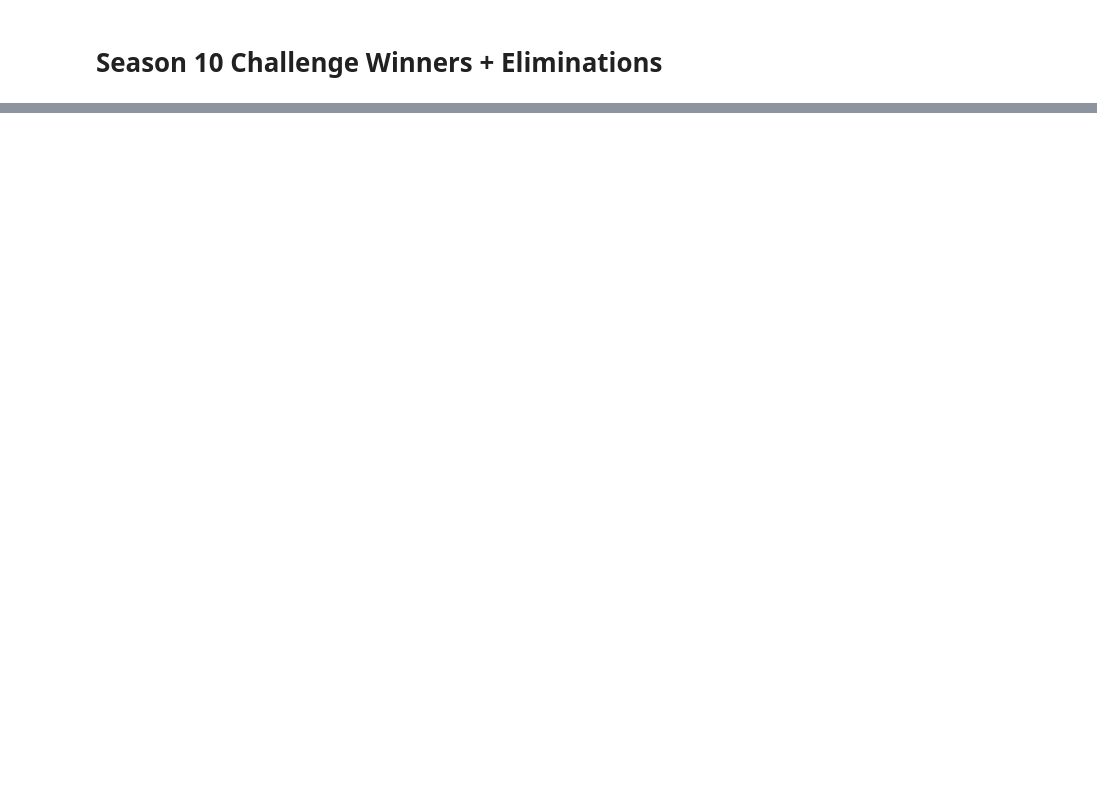
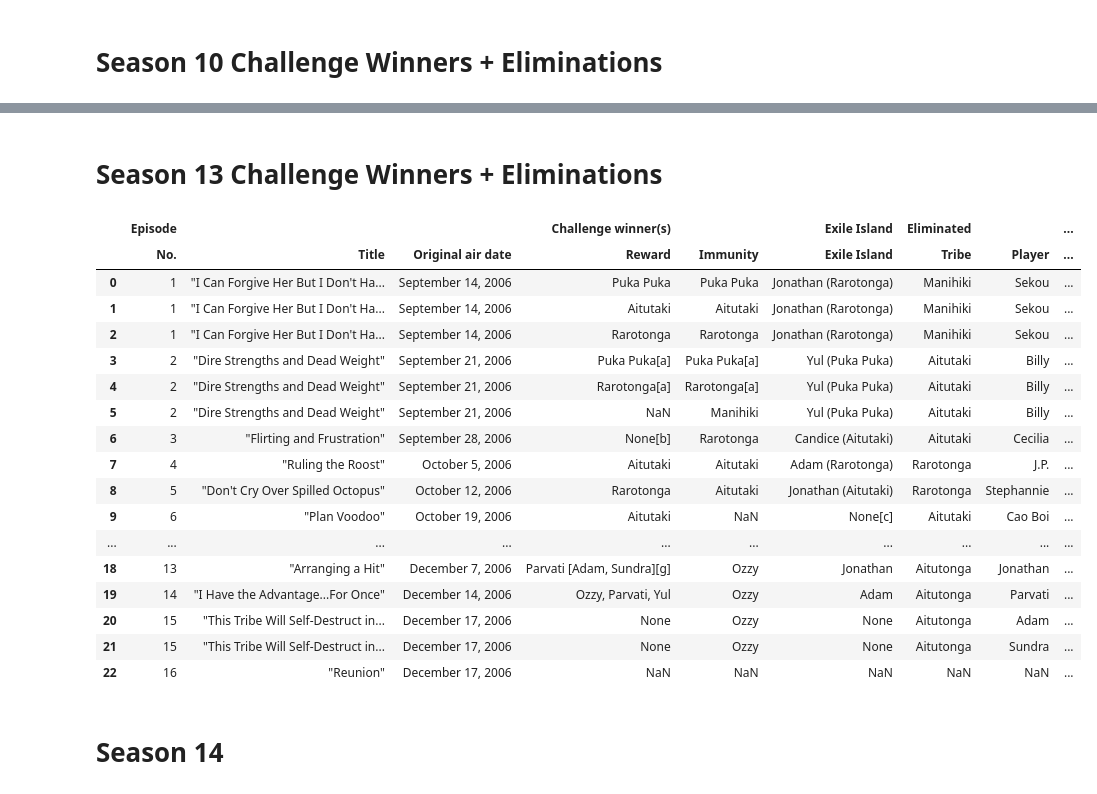
Before and after one commit to Erica-Exotica/DA8-capstone, a Jupyter notebook: notebook/CapstoneV2.ipynb, the cells around one changed output, grey strips where cells are left out. Cells and saved outputs as stored; diff of their text form; code cells hidden in the pictures; blank space fills up the shorter version.

Commit message:
importing seasons 1-23

```diff
--- a/notebook/CapstoneV2.ipynb
+++ b/notebook/CapstoneV2.ipynb
@@ -738,0 +797,7 @@ one_thru_ten
+# %%
+tables11 = soup11.find_all('table', attrs={'class': 'wikitable'})
+second_table11 = tables11[1]
+challenge_winners_eliminations11 = pd.read_html(str(second_table11))[0]
+challenge_winners_eliminations11['Season'] = 'Season 11'
+all_challenge_winners_eliminations.append(challenge_winners_eliminations11)
+challenge_winners_eliminations11
@@ -738,0 +826,11 @@ one_thru_ten
+# %%
+szn_12_URL = 'https://en.wikipedia.org/wiki/Survivor:_Panama'
+response12 = requests.get(szn_12_URL)
+soup12 = BS(response12.text)
+
+contestants_df_szn12 = pd.read_html(str(soup12.find('table', attrs={'class' : 'wikitable'})))[0]
+contestants_df_szn12['Season'] = 'Season 12'
+contestants_df_szn12.columns = ['Contestant', 'Age', 'From', 'Original Tribe', 'Switched Tribe', 'Merged Tribe', 'Placement', 'Finish Day', 'Season']
+all_contestants.append(contestants_df_szn12)
+
+contestants_df_szn12
@@ -738,0 +857,7 @@ one_thru_ten
+# %%
+tables12 = soup12.find_all('table', attrs={'class': 'wikitable'})
+second_table12 = tables12[1]
+challenge_winners_eliminations12 = pd.read_html(str(second_table12))[0]
+challenge_winners_eliminations12['Season'] = 'Season 12'
+all_challenge_winners_eliminations.append(challenge_winners_eliminations12)
+challenge_winners_eliminations12
@@ -738,0 +885,11 @@ one_thru_ten
+# %%
+szn_13_URL = 'https://en.wikipedia.org/wiki/Survivor:_Cook_Islands'
+response13 = requests.get(szn_13_URL)
+soup13 = BS(response13.text)
+
+contestants_df_szn13 = pd.read_html(str(soup13.find('table', attrs={'class' : 'wikitable'})))[0]
+contestants_df_szn13['Season'] = 'Season 13'
+contestants_df_szn13.columns = ['Contestant', 'Age', 'From', 'Original Tribe', 'Switched Tribe', 'Post-mutiny', 'Merged Tribe', 'Placement', 'Finish Day', 'Season']
+all_contestants.append(contestants_df_szn13)
+
+contestants_df_szn13
@@ -738,0 +914,30 @@ one_thru_ten
+# %% [markdown]
+# Season 13 Challenge Winners + Eliminations
+# %%
+tables13 = soup13.find_all('table', attrs={'class': 'wikitable'})
+second_table13 = tables13[1]
+challenge_winners_eliminations13 = pd.read_html(str(second_table13))[0]
+challenge_winners_eliminations13['Season'] = 'Season 13'
+all_challenge_winners_eliminations.append(challenge_winners_eliminations13)
+challenge_winners_eliminations13
+# %% [output]
+|  | Episode |  |  | Challenge winner(s) |  | Exile Island | Eliminated |  | ... |
+|  | No. | Title | Original air date | Reward | Immunity | Exile Island | Tribe | Player | ... |
+| 0 | 1 | "I Can Forgive Her But I Don't Ha... | September 14, 2006 | Puka Puka | Puka Puka | Jonathan (Rarotonga) | Manihiki | Sekou | ... |
+| 1 | 1 | "I Can Forgive Her But I Don't Ha... | September 14, 2006 | Aitutaki | Aitutaki | Jonathan (Rarotonga) | Manihiki | Sekou | ... |
+| 2 | 1 | "I Can Forgive Her But I Don't Ha... | September 14, 2006 | Rarotonga | Rarotonga | Jonathan (Rarotonga) | Manihiki | Sekou | ... |
+| 3 | 2 | "Dire Strengths and Dead Weight" | September 21, 2006 | Puka Puka[a] | Puka Puka[a] | Yul (Puka Puka) | Aitutaki | Billy | ... |
+| 4 | 2 | "Dire Strengths and Dead Weight" | September 21, 2006 | Rarotonga[a] | Rarotonga[a] | Yul (Puka Puka) | Aitutaki | Billy | ... |
+| 5 | 2 | "Dire Strengths and Dead Weight" | September 21, 2006 | NaN | Manihiki | Yul (Puka Puka) | Aitutaki | Billy | ... |
+| 6 | 3 | "Flirting and Frustration" | September 28, 2006 | None[b] | Rarotonga | Candice (Aitutaki) | Aitutaki | Cecilia | ... |
+| 7 | 4 | "Ruling the Roost" | October 5, 2006 | Aitutaki | Aitutaki | Adam (Rarotonga) | Rarotonga | J.P. | ... |
+| 8 | 5 | "Don't Cry Over Spilled Octopus" | October 12, 2006 | Rarotonga | Aitutaki | Jonathan (Aitutaki) | Rarotonga | Stephannie | ... |
+| 9 | 6 | "Plan Voodoo" | October 19, 2006 | Aitutaki | NaN | None[c] | Aitutaki | Cao Boi | ... |
+| ... | ... | ... | ... | ... | ... | ... | ... | ... | ... |
+| 18 | 13 | "Arranging a Hit" | December 7, 2006 | Parvati [Adam, Sundra][g] | Ozzy | Jonathan | Aitutonga | Jonathan | ... |
+| 19 | 14 | "I Have the Advantage...For Once" | December 14, 2006 | Ozzy, Parvati, Yul | Ozzy | Adam | Aitutonga | Parvati | ... |
+| 20 | 15 | "This Tribe Will Self-Destruct in... | December 17, 2006 | None | Ozzy | None | Aitutonga | Adam | ... |
+| 21 | 15 | "This Tribe Will Self-Destruct in... | December 17, 2006 | None | Ozzy | None | Aitutonga | Sundra | ... |
+| 22 | 16 | "Reunion" | December 17, 2006 | NaN | NaN | NaN | NaN | NaN | ... |
+# %% [markdown]
+# Season 14
```
Also changed, not shown: parts of 93 cells of this notebook.
